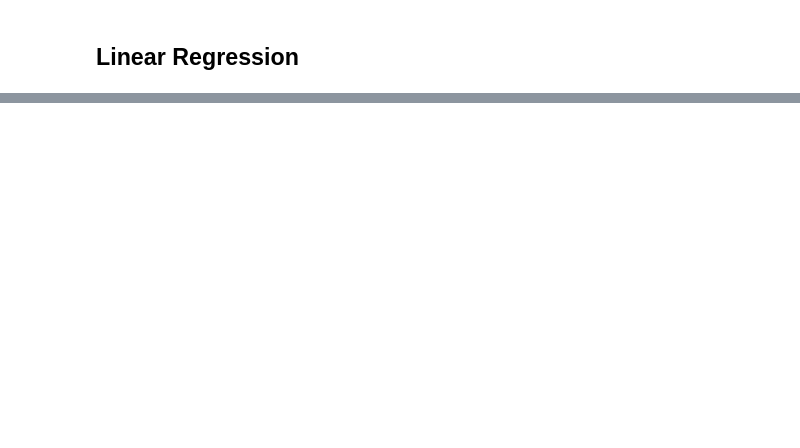
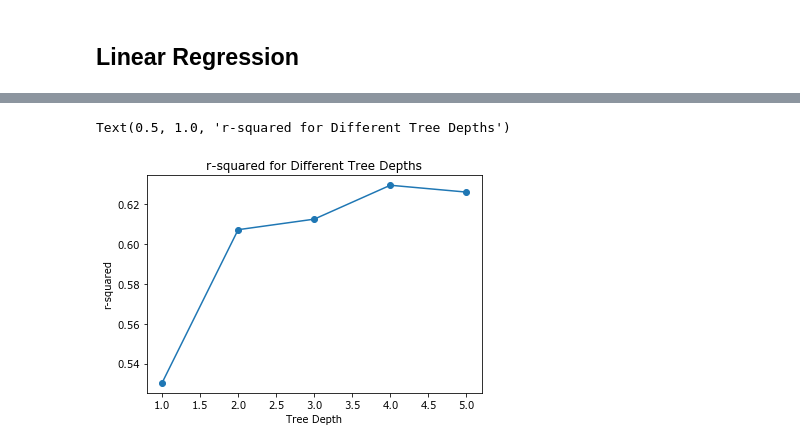
Before and after one commit to kathyxiong/stat_learning_case_study, a Jupyter notebook: freyder_housing_regression_boosting.ipynb, the cells around one changed output, grey strips where cells are left out. Saved outputs shown, nothing was run; the diff lists cells and outputs as text; code cells hidden in the pictures; blank space fills up the shorter version.

```diff
--- a/freyder_housing_regression_boosting.ipynb
+++ b/freyder_housing_regression_boosting.ipynb
@@ -83,0 +172,8 @@ print(best_fit)
+# %%
+plt.plot(depth_avg.iloc[:,0], depth_avg.iloc[:,1], marker='o')
+plt.xlabel("Tree Depth")
+plt.ylabel("r-squared")
+plt.title("r-squared for Different Tree Depths")
+# %% [output]
+Text(0.5, 1.0, 'r-squared for Different Tree Depths')
+[figure, added]
```
Also changed, not shown: parts of 22 cells of this notebook, 3 other files.
